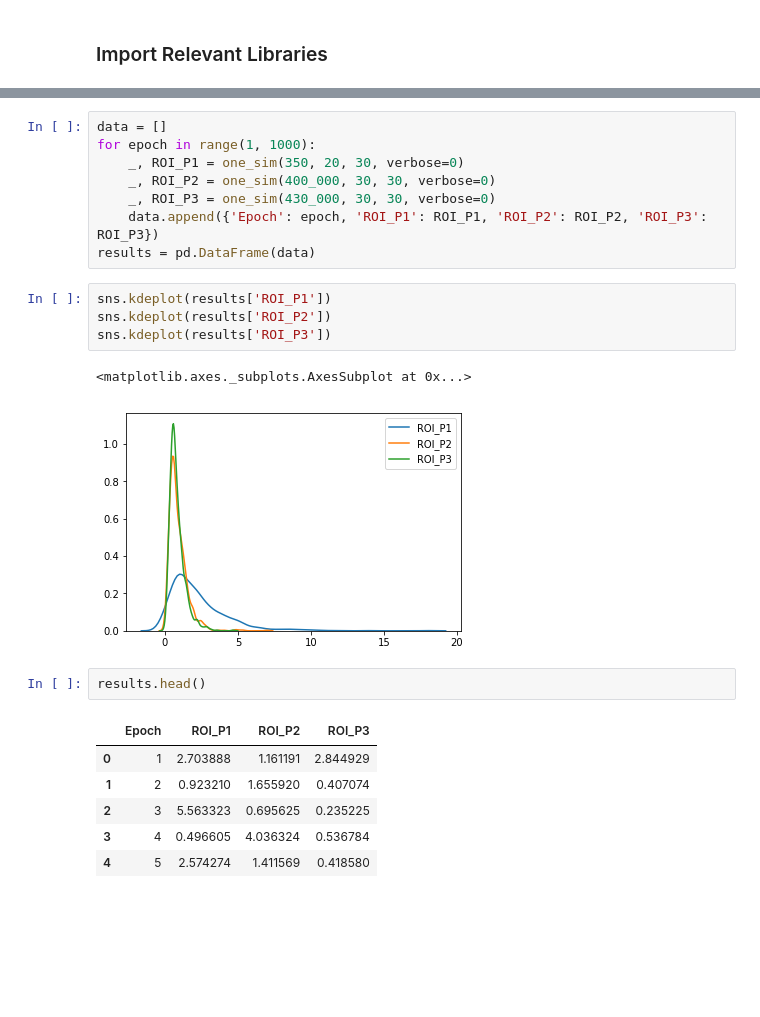
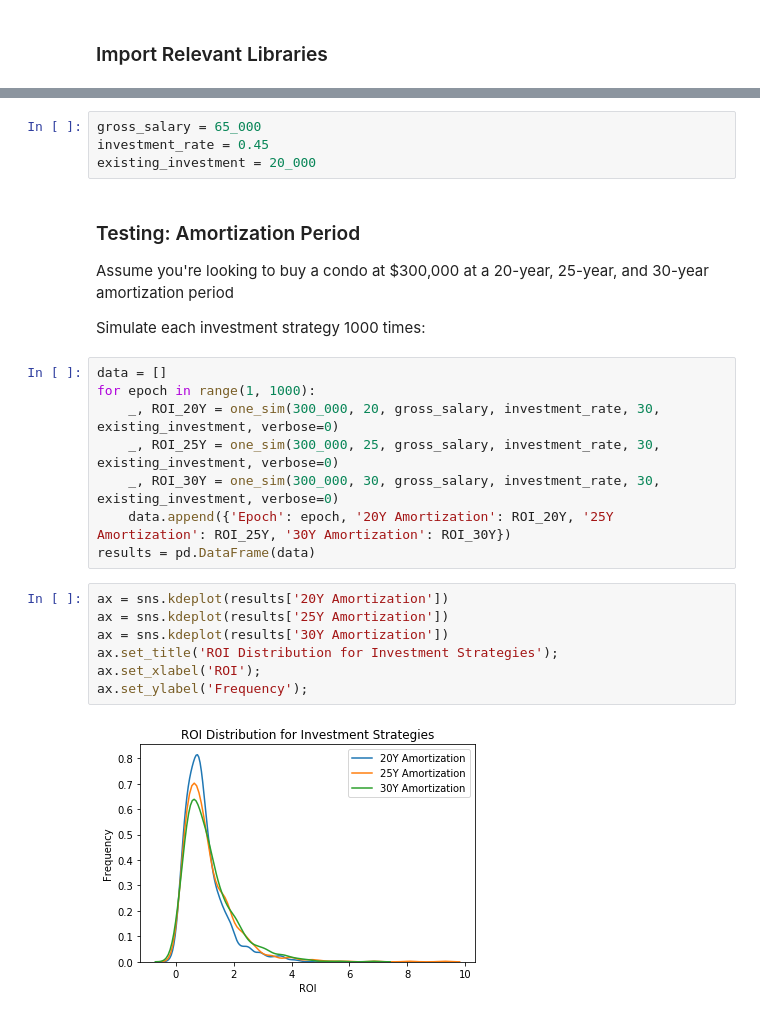
Before and after one commit to oliverfoster27/Monte-Carlo-Real-Estate, a Jupyter notebook: Monte Carlo Simulation.ipynb, the cells around one changed output, grey strips where cells are left out. Saved outputs shown, nothing was run; the diff lists cells and outputs as text; blank space fills up the shorter version.

```diff
--- a/Monte Carlo Simulation.ipynb
+++ b/Monte Carlo Simulation.ipynb
@@ -16,24 +48,27 @@ from montecarlo import create_sp_return_generator, create_housing_return_generat
+# %%
+gross_salary = 65_000
+investment_rate = 0.45
+existing_investment = 20_000
+# %% [markdown]
+### Testing: Amortization Period
+
+Assume you're looking to buy a condo at $300,000 at a 20-year, 25-year, and 30-year amortization period
+
+Simulate each investment strategy 1000 times:
 # %%
 data = []
 for epoch in range(1, 1000):
-    _, ROI_P1 = one_sim(350, 20, 30, verbose=0)
-    _, ROI_P2 = one_sim(400_000, 30, 30, verbose=0)
-    _, ROI_P3 = one_sim(430_000, 30, 30, verbose=0)
-    data.append({'Epoch': epoch, 'ROI_P1': ROI_P1, 'ROI_P2': ROI_P2, 'ROI_P3': ROI_P3})
+    _, ROI_20Y = one_sim(300_000, 20, gross_salary, investment_rate, 30, existing_investment, verbose=0)
+    _, ROI_25Y = one_sim(300_000, 25, gross_salary, investment_rate, 30, existing_investment, verbose=0)
+    _, ROI_30Y = one_sim(300_000, 30, gross_salary, investment_rate, 30, existing_investment, verbose=0)
+    data.append({'Epoch': epoch, '20Y Amortization': ROI_20Y, '25Y Amortization': ROI_25Y, '30Y Amortization': ROI_30Y})
 results = pd.DataFrame(data)
-# %%
-sns.kdeplot(results['ROI_P1'])
-sns.kdeplot(results['ROI_P2'])
-sns.kdeplot(results['ROI_P3'])
-# %% [output]
-<matplotlib.axes._subplots.AxesSubplot at 0x...>
-[figure, removed]
-# %%
-results.head()
-# %% [output]
-|  | Epoch | ROI_P1 | ROI_P2 | ROI_P3 |
-| 0 | 1 | 2.703888 | 1.161191 | 2.844929 |
-| 1 | 2 | 0.923210 | 1.655920 | 0.407074 |
-| 2 | 3 | 5.563323 | 0.695625 | 0.235225 |
-| 3 | 4 | 0.496605 | 4.036324 | 0.536784 |
-| 4 | 5 | 2.574274 | 1.411569 | 0.418580 |
+# %%
+ax = sns.kdeplot(results['20Y Amortization'])
+ax = sns.kdeplot(results['25Y Amortization'])
+ax = sns.kdeplot(results['30Y Amortization'])
+ax.set_title('ROI Distribution for Investment Strategies');
+ax.set_xlabel('ROI');
+ax.set_ylabel('Frequency');
+# %% [output]
+[figure, added]
```
Also changed, not shown: parts of 18 cells of this notebook, 3 other files.
